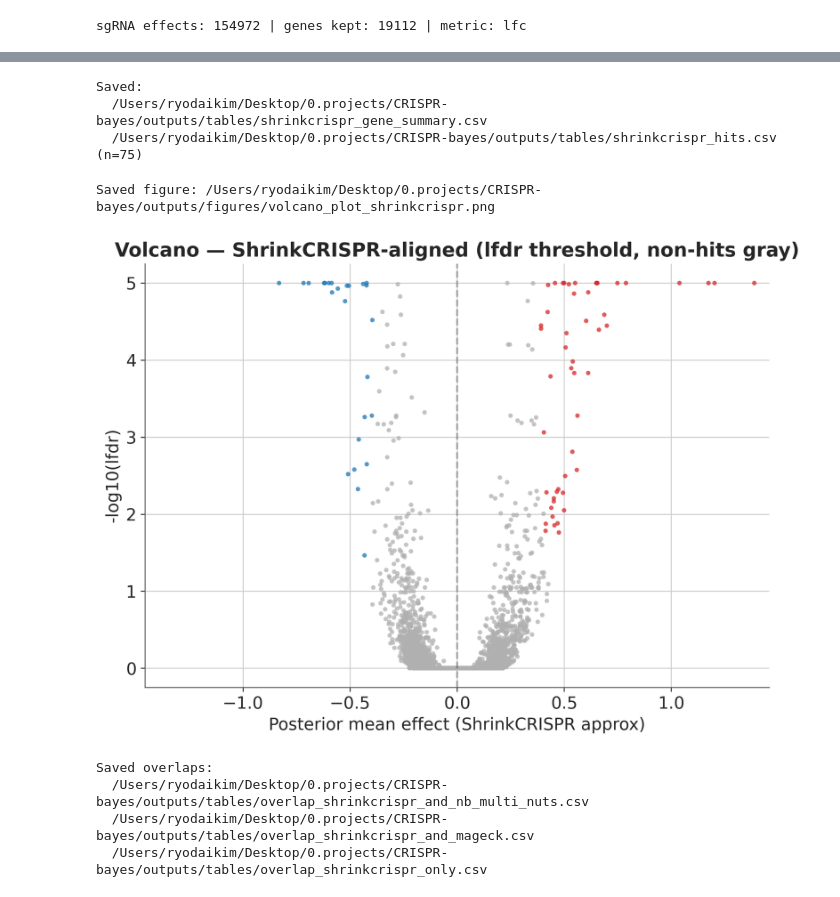
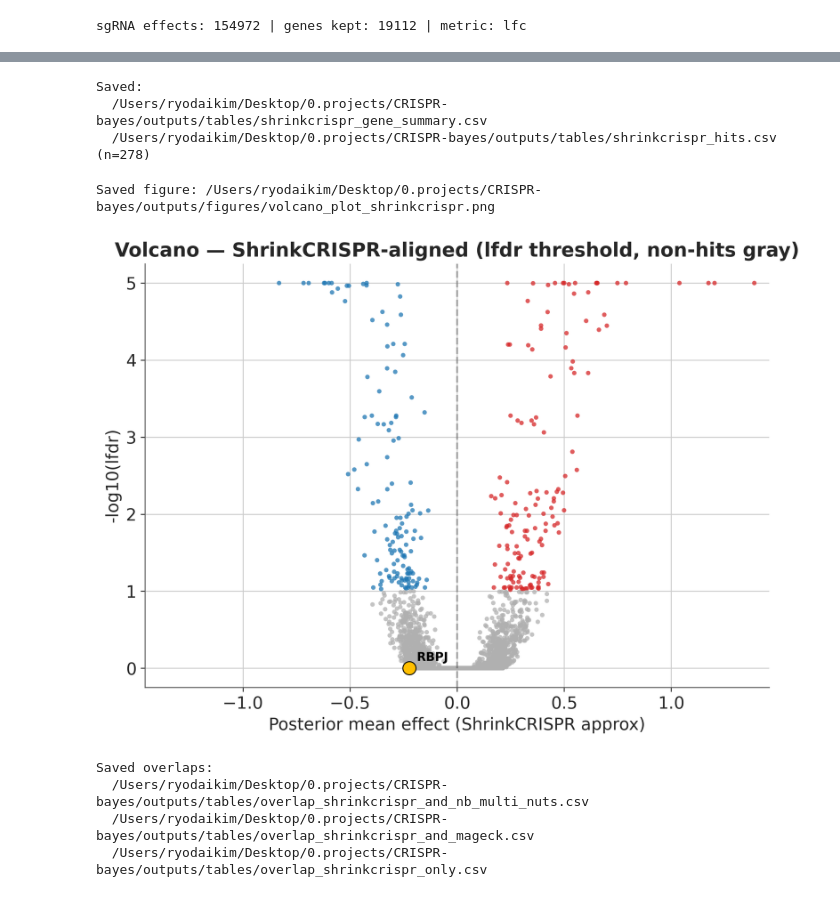
Before and after one commit to ryodaiKim/CRISPR-Bayes-Screen, a Jupyter notebook: notebooks/CRISPR_Bayes/03_ShrinkCRISPR.ipynb, the cells around one changed output, grey strips where cells are left out. Cells and saved outputs as stored; diff of their text form; code cells hidden in the pictures.

```diff
--- a/notebooks/CRISPR_Bayes/03_ShrinkCRISPR.ipynb
+++ b/notebooks/CRISPR_Bayes/03_ShrinkCRISPR.ipynb
@@ -263,7 +263,7 @@ class ShrinkConfig:
     # Legacy thresholds (kept for compatibility/extra filters)
     lfsr_max: float = 0.15
     effect_thresh: float = 0.3
-    prob_min: float = 0.85
+    prob_min: float = 0
 
     # Labels
     condition_levels: tuple[str, str] = ("control", "treatment")
@@ -447,36 +447,50 @@ print(f'Saved:\n  {p_gene}\n  {p_hits} (n={len(shrink_hits)})')
 # %% [output]
 Saved:
   /Users/ryodaikim/Desktop/0.projects/CRISPR-bayes/outputs/tables/shrinkcrispr_gene_summary.csv
-  /Users/ryodaikim/Desktop/0.projects/CRISPR-bayes/outputs/tables/shrinkcrispr_hits.csv (n=75)
+  /Users/ryodaikim/Desktop/0.projects/CRISPR-bayes/outputs/tables/shrinkcrispr_hits.csv (n=278)
 # %%
 # 5) Volcano plot
 import matplotlib.pyplot as plt
 import numpy as np
 
-dfv = shrink_gene_summary.copy()
-x = dfv['post_mean'].astype(float).values
+_dfv = shrink_gene_summary.copy()
+x = _dfv['post_mean'].astype(float).values
 # Use -log10(lfdr) with epsilon to avoid inf; color non-hits gray
-y = -np.log10(np.clip(dfv['lfdr'].astype(float).values, 1e-300, 1.0) + 10e-6)
-hits = dfv['hit'].fillna(False).values
+y = -np.log10(np.clip(_dfv['lfdr'].astype(float).values, 1e-300, 1.0) + 10e-6)
+hits = _dfv['hit'].fillna(False).values
 colors = np.where(hits, np.where(x >= 0, '#d62728', '#1f77b4'), '#b0b0b0')
 
 plt.figure(figsize=(8,6))
 plt.scatter(x, y, c=colors, s=14, alpha=0.75, linewidths=0)
 plt.axvline(0, color='k', linestyle='--', alpha=0.3)
 xmax = float(np.nanmax(np.abs(x))) if x.size else 1.0
 if np.isfinite(xmax) and xmax > 0:
     plt.xlim(-1.05 * xmax, 1.05 * xmax)
+
+# Highlight RBPJ (gold star marker with label)
+try:
+    _rbpj = _dfv[_dfv['gene'].astype(str).str.upper() == 'RBPJ']
+    if len(_rbpj):
+        _x_r = float(_rbpj['post_mean'].iloc[0])
+        _y_r = -np.log10(np.clip(float(_rbpj['lfdr'].iloc[0]), 1e-300, 1.0) + 10e-6)
+        plt.scatter([_x_r], [_y_r], s=120, c='#ffbf00', edgecolors='k', linewidths=0.8, zorder=5)
+        plt.annotate('RBPJ', (_x_r, _y_r), xytext=(6, 6), textcoords='offset points', fontsize=10, fontweight='bold', color='black')
+    else:
+        print('RBPJ not found in shrink_gene_summary; no highlight added.')
+except Exception as e:
+    print(f'RBPJ highlight skipped due to error: {e}')
+
 plt.xlabel('Posterior mean effect (ShrinkCRISPR approx)')
 plt.ylabel('-log10(lfdr)')
 plt.title('Volcano — ShrinkCRISPR-aligned (lfdr threshold, non-hits gray)')
 plt.tight_layout()
 out_fig = fig_dir / 'volcano_plot_shrinkcrispr.png'
 plt.savefig(out_fig, dpi=150, bbox_inches='tight')
 print(f'Saved figure: {out_fig}')
 plt.show()
 # %% [output]
 Saved figure: /Users/ryodaikim/Desktop/0.projects/CRISPR-bayes/outputs/figures/volcano_plot_shrinkcrispr.png
-[figure, old version]
+[figure, new version]
 # %%
 # 6) Overlaps with NB Multi NUTS and MAGeCK (if present)
 from pathlib import Path
```
Also changed, not shown: parts of 1 cell of this notebook, 2 other files.
